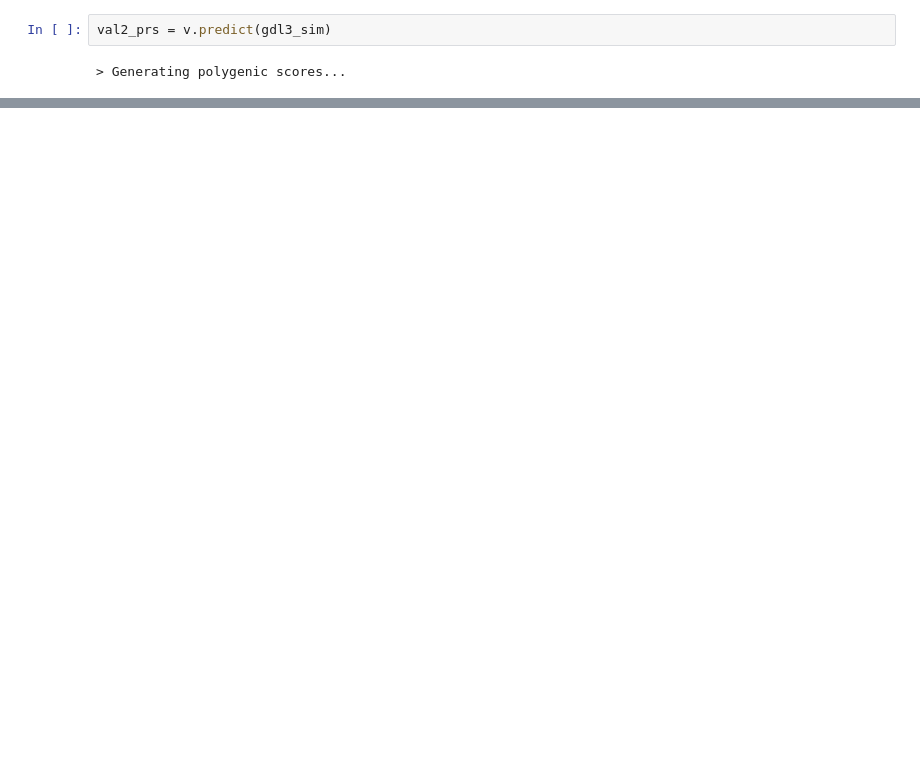
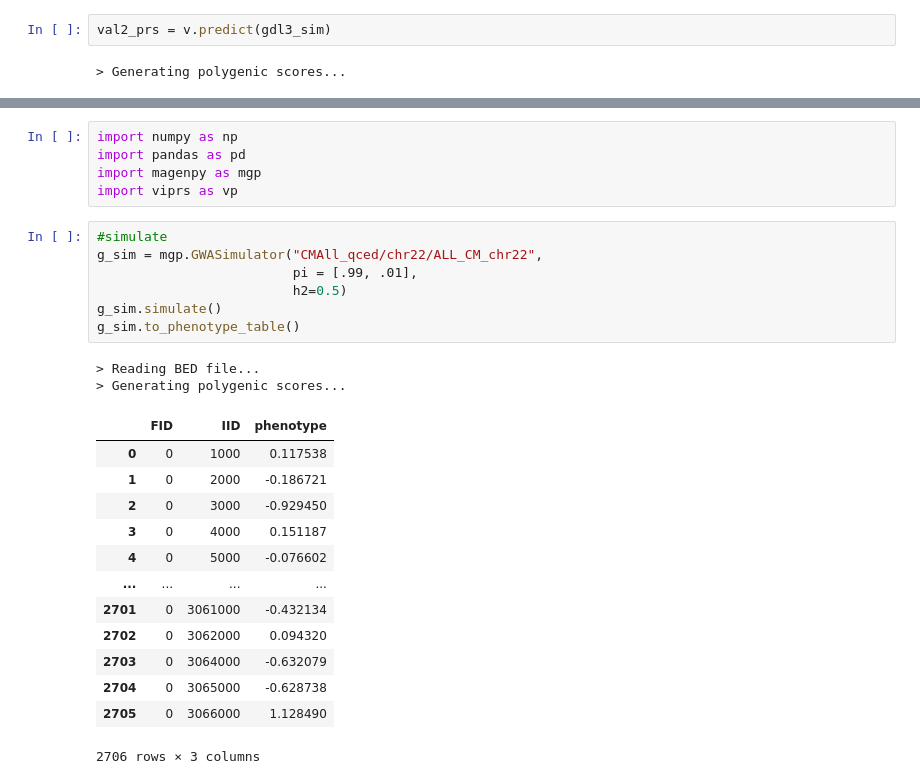
Before and after one commit to Yiqing-Zhu2000/RA_Project, a Jupyter notebook: Toy_example_expr.ipynb, the cells around one changed output, grey strips where cells are left out. Cells and saved outputs as stored; diff of their text form; blank space fills up the shorter version.

```diff
--- a/Toy_example_expr.ipynb
+++ b/Toy_example_expr.ipynb
@@ -258,0 +295,28 @@ r2(val2_prs, gdl3_sim.sample_table.phenotype)
+# %%
+import numpy as np
+import pandas as pd
+import magenpy as mgp
+import viprs as vp
+# %%
+#simulate
+g_sim = mgp.GWASimulator("CMAll_qced/chr22/ALL_CM_chr22",
+                         pi = [.99, .01],
+                         h2=0.5)
+g_sim.simulate()
+g_sim.to_phenotype_table()
+# %% [output]
+> Reading BED file...
+> Generating polygenic scores...
+|  | FID | IID | phenotype |
+| 0 | 0 | 1000 | 0.117538 |
+| 1 | 0 | 2000 | -0.186721 |
+| 2 | 0 | 3000 | -0.929450 |
+| 3 | 0 | 4000 | 0.151187 |
+| 4 | 0 | 5000 | -0.076602 |
+| ... | ... | ... | ... |
+| 2701 | 0 | 3061000 | -0.432134 |
+| 2702 | 0 | 3062000 | 0.094320 |
+| 2703 | 0 | 3064000 | -0.632079 |
+| 2704 | 0 | 3065000 | -0.628738 |
+| 2705 | 0 | 3066000 | 1.128490 |
+2706 rows × 3 columns
```
Also changed, not shown: parts of 21 cells of this notebook, 5 other files.
